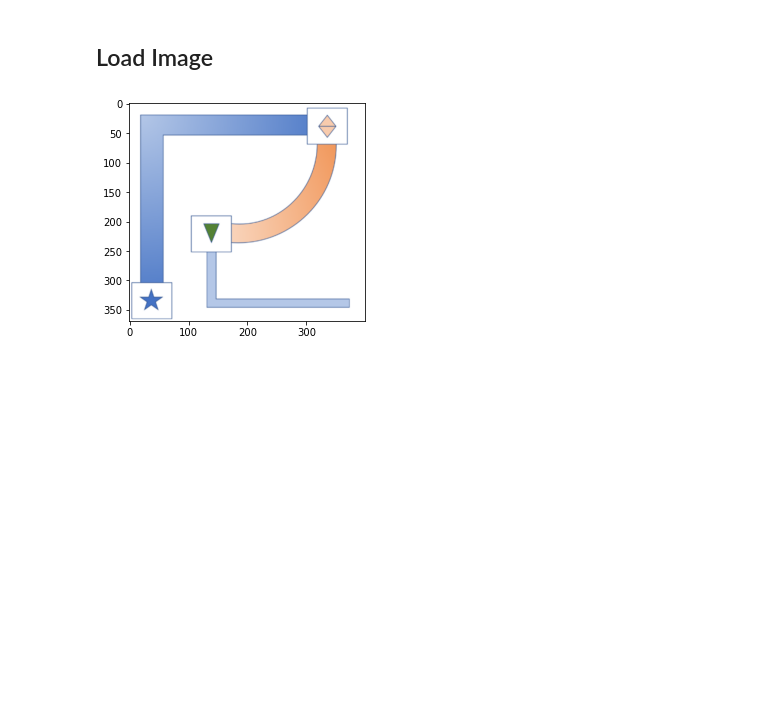
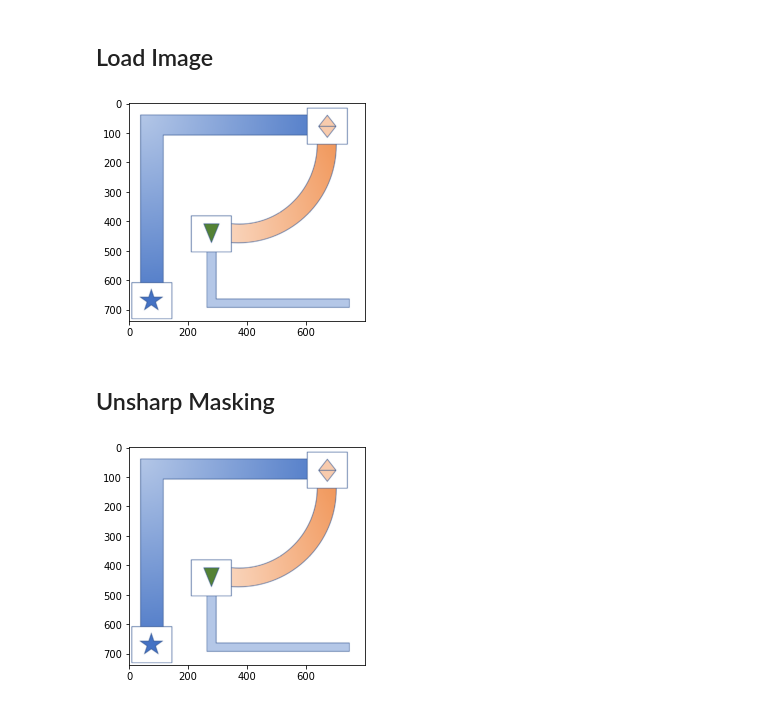
Before and after one commit to teerameth/Module6-7, a Jupyter notebook: MileStone27.ipynb, the cells around one changed output. Drawn from its saved outputs; the diff is of its cells as text; code cells hidden in the pictures; blank space fills up the shorter version.

```diff
--- a/MileStone27.ipynb
+++ b/MileStone27.ipynb
@@ -4,13 +4,12 @@ import numpy as np
 import math
 import imutils
 from matplotlib import pyplot as plt
-def imshow(img):
-    plt.imshow(cv2.cvtColor(img, cv2.COLOR_BGR2RGB))
-    plt.show()
+from ponyslayer.utils import imshow, imshows, imdraw, imdraws, imdraws_color, immask, immasks
+from ponyslayer import unicorn
 # %% [markdown]
 ## Parameters Setup
 # %%
-image_resolution = 400 # [pixel] Image ratio can be only 1:1
+image_resolution = 800 # [pixel] Image ratio can be only 1:1
 image_size = 400 # [mm.]
 marker_size = 60 # [mm.]
 marker_size_error = 0.1 # [ratio] Allowable card size error
@@ -26,3 +22,6 @@ UnsharpMaskBeforeFindCard = True
+# %%
+UnsharpMaskBeforeFindMarker = True
+BlurKernelSize = (5, 5)
 # %% [markdown]
 ## Load Image
 # %%
@@ -32,10 +31,14 @@ frame = imutils.resize(frame, height=image_resolution, width = image_resolution)
 original = frame.copy()
 imshow(frame)
 # %% [output]
-[figure, old version]
+[figure, new version]
+# %% [markdown]
+## Unsharp Masking
 # %%
-if UnsharpMaskBeforeFindCard:
+if UnsharpMaskBeforeFindMarker:
     blur = cv2.GaussianBlur(frame, BlurKernelSize, 0)
-    unsharp = cv2.addWeighted(frame, 2, frame, -1, 0, frame) # Apply Unsharp Masking
-    imshow(unsharp)
-    cv2.imwrite("unsharp.jpg", unsharp)
+    frame = cv2.addWeighted(frame, 2, frame, -1, 0, frame) # Apply Unsharp Masking
+    imshow(frame)
+    cv2.imwrite("unsharp.jpg", frame)
+# %% [output]
+[figure, added]
```
Also changed, not shown: parts of 10 cells of this notebook, 6 other files.
